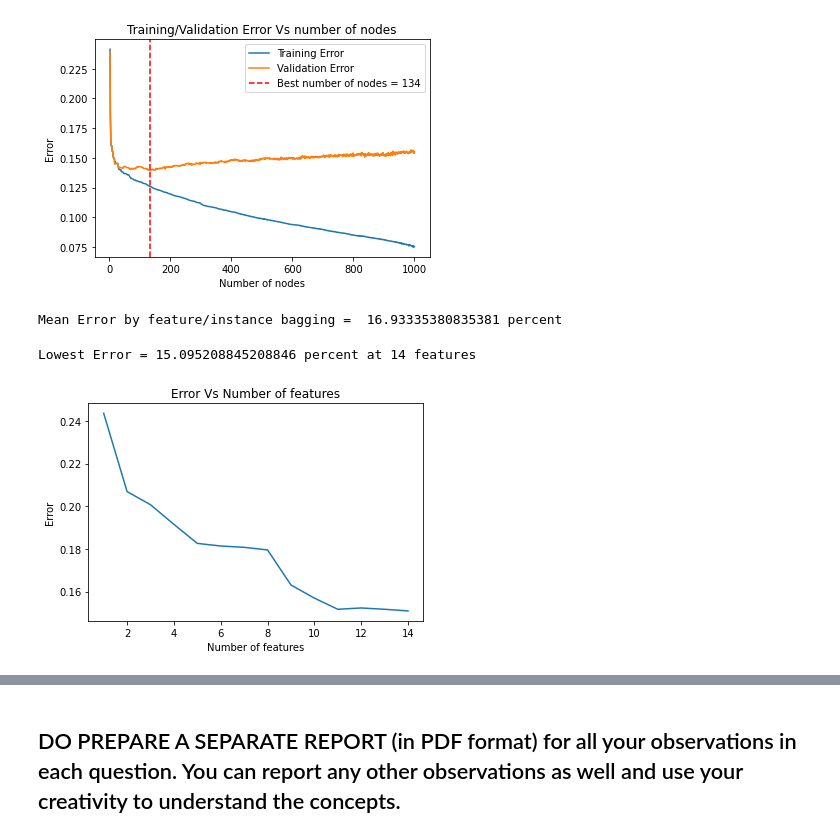
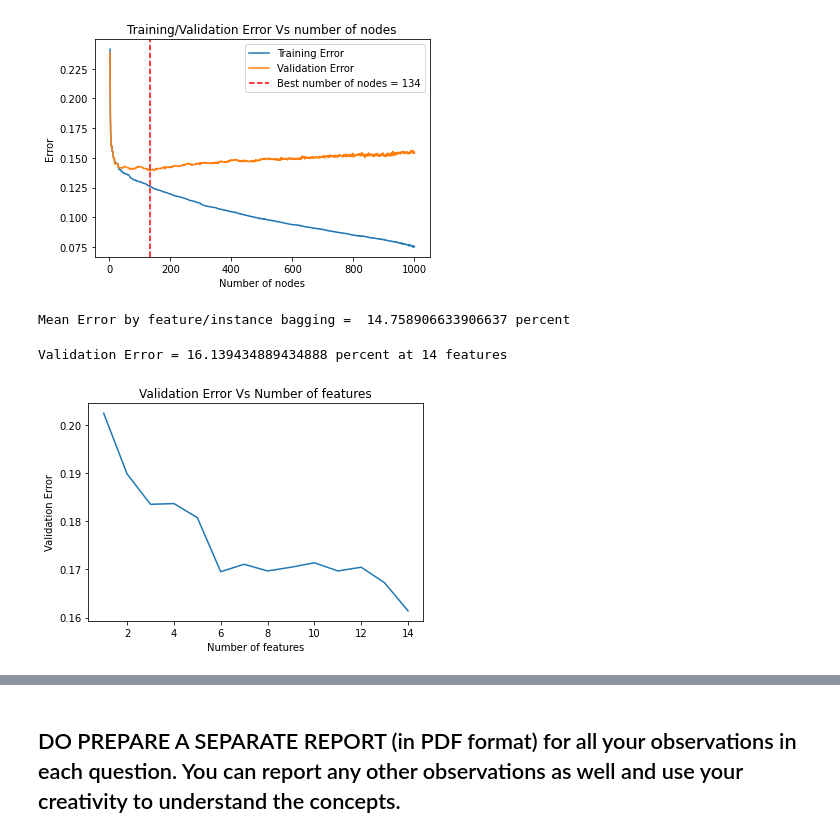
Before and after one commit to khan-shahnawaz/MachineLearning, a Jupyter notebook: Linear Classification, Logistic Regression, SVM, PCA, Decision Tree/SHAHNAWAZ_KHAN_ML_(CS503)_Lab2_Classification_Logistic_SVM_PCA_Dtree.ipynb, the cells around one changed output, grey strips where cells are left out. Saved outputs shown, nothing was run; the diff lists cells and outputs as text; code cells hidden in the pictures.

```diff
--- a/Linear Classification, Logistic Regression, SVM, PCA, Decision Tree/SHAHNAWAZ_KHAN_ML_(CS503)_Lab2_Classification_Logistic_SVM_PCA_Dtree.ipynb
+++ b/Linear Classification, Logistic Regression, SVM, PCA, Decision Tree/SHAHNAWAZ_KHAN_ML_(CS503)_Lab2_Classification_Logistic_SVM_PCA_Dtree.ipynb
@@ -162,13 +164,16 @@ def splitData(data, ratio):
 # %%
 ''' Implementing logistic regressor by gradient descent on the sampled data'''
 def logisticRegressor(X, Y, alpha, maxIter):
+    ''' Returns the weights of the logistic regressor '''
     weights = np.zeros(X.shape[1])
     for i in range(maxIter):
         weights = weights - alpha * (X.T @ (1/(1+np.exp(-X @ weights)) - Y))
     return weights
 def predict(X, weights):
+    ''' Returns the predicted values for the given data and weights '''
     return 1/(1+np.exp(-X @ weights))
 def calcAccuracy(X, Y, weights):
+    ''' Returns the accuracy of the given data and weights '''
     return 100*np.sum((predict(X, weights) >= 0.5) == Y)/len(Y)
 # %%
 ''' Calling the functions'''
@@ -399,8 +412,10 @@ X=[]
 Y = []
 for row in csvFile:
     if row[2] == '1':
-        success.append([float(row[0]), float(row[1])])
+        ''' Taking positive examples'''
+        success.append([float(row[0]), float(row[1])])  # float(row[0]) is the first column, float(row[1]) is the second column
     else:
+        ''' Taking negative examples '''
         failure.append([float(row[0]), float(row[1])])
     X.append(np.array([float(row[0]), float(row[1])]))
     Y.append(float(row[2]))
@@ -648,8 +676,11 @@ attributes = ['age',
 adultDataSet = pd.read_csv(fileName,  names = attributes)
 le = LabelEncoder()
 for attribute in attributes:
-    adultDataSet[attribute] = le.fit_transform(adultDataSet[attribute])
-print(adultDataSet.head())  #Printing some rows of the dataset
+    adultDataSet[attribute] = le.fit_transform(adultDataSet[attribute]) #This will also assign labels to the missing values
+    #Normalising
+    if attribute != 'income':
+        adultDataSet[attribute] = (adultDataSet[attribute] - adultDataSet[attribute].mean())/adultDataSet[attribute].std()
+print(adultDataSet.head())  #Printing some rows of the dataset)
 trainingSet = adultDataSet.sample(frac=0.8, random_state=305)
 ValidationSet = adultDataSet.drop(trainingSet.index)
 # %% [output]
@@ -716,19 +747,19 @@ Lowest Validation Error = 13.943488943488944 percent at 134 nodes
 [figure]
 # %%
 ''' Creating 10 instances by feature bagging and instance bagging'''
-
+random.seed(503)
 X.reset_index(drop=True, inplace=True)
 Y.reset_index(drop=True, inplace=True)
 X_Bags = []
 Y_Bags = []
 error = 0
 for i in range(10):
-    New_X, New_Y = resample(X, Y, random_state=i)
+    New_X, New_Y = resample(X, Y, random_state=i,n_samples=len(X), replace=True)
     # Select random subset of features in New_X
     for attribute in attributes:
         if attribute == 'income':
             continue
-        if random.random() < 0.5:
+        if random.random() < 0.1:
             New_X = New_X.drop(columns=[attribute])
     decisionTree = DecisionTreeClassifier(max_leaf_nodes=bestNumNodes)
     decisionTree.fit(New_X, New_Y)
@@ -738,37 +769,35 @@ for i in range(10):
     error += getError(YTest, decisionTree.predict(XTest.drop(columns = columnsToDrop)))
 print('Mean Error by feature/instance bagging = ', error*10, 'percent')
 # %% [output]
-Mean Error by feature/instance bagging =  16.93335380835381 percent
+Mean Error by feature/instance bagging =  14.758906633906637 percent
 # %%
 ''' Using PCA to find optimal Number of features'''
+
+
 def getErrorPCA(X, Y, XTest, YTest, numFeatures):
     # Normalizing the data
     S = np.cov(X.T)
     eigenValues, eigenVectors = np.linalg.eig(S)
     sortedIndices = np.argsort(eigenValues)[::-1]
     sortedEigenVectors = eigenVectors[:,sortedIndices]
     selectedEigenVectors = sortedEigenVectors[:, :numFeatures]
     projectedData = np.dot((X - X.mean())/X.std(), selectedEigenVectors)
     decisionTree = DecisionTreeClassifier(max_leaf_nodes=bestNumNodes)
     decisionTree.fit(projectedData, Y)
     YPred = decisionTree.predict(np.dot((XTest - XTest.mean())/XTest.std(), selectedEigenVectors))
     return getError(YTest, YPred)
-bestError = 1
-numAttributes = [i+1 for i in range(len(attributes)-1)]
-Errors = []
-bestNumFeatures = 0
-for i in range(1, len(attributes)):
-    error = getErrorPCA(X, Y, XTest, YTest, i)
-    Errors.append(error)
-    if error<bestError:
-        bestError = error
-        bestNumFeatures = i
-plt.plot(numAttributes, Errors, label='Error')
+
+ValidationErrors = []
+for numFeatures in range(1, len(attributes)):
+    ValidationErrors.append(getErrorPCA(X, Y, XTest, YTest, numFeatures))
+bestNumFeatures = np.argmin(ValidationErrors) + 1
+bestError = ValidationErrors[bestNumFeatures-1]
+plt.plot(range(1, len(attributes)), ValidationErrors)
 plt.xlabel('Number of features')
-plt.ylabel('Error')
-plt.title('Error Vs Number of features')
-print('Lowest Error = {} percent at {} features'.format(bestError*100, bestNumFeatures))
+plt.ylabel('Validation Error')
+plt.title('Validation Error Vs Number of features')
+print("Validation Error = {} percent at {} features".format(bestError*100, bestNumFeatures))
 plt.show()
 # %% [output]
-Lowest Error = 15.095208845208846 percent at 14 features
+Validation Error = 16.139434889434888 percent at 14 features
-[figure, old version]
+[figure, new version]
```
Also changed, not shown: parts of 11 cells of this notebook, 1 other file.
